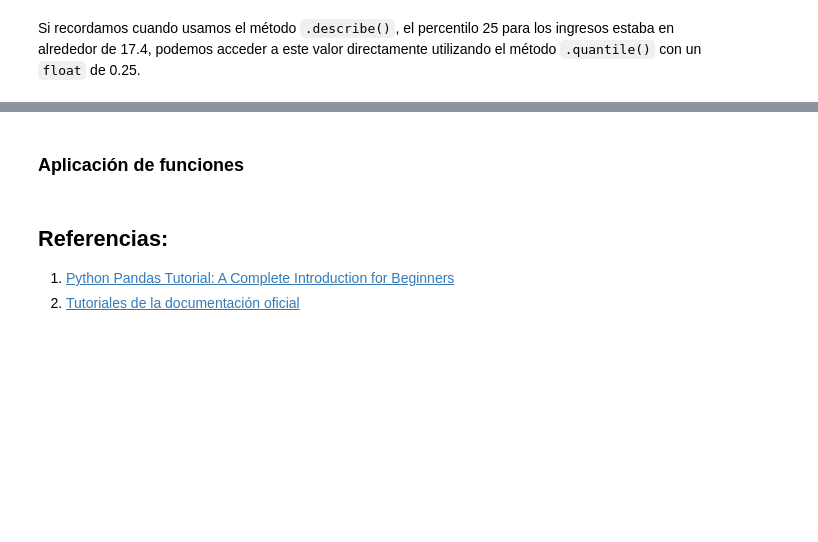
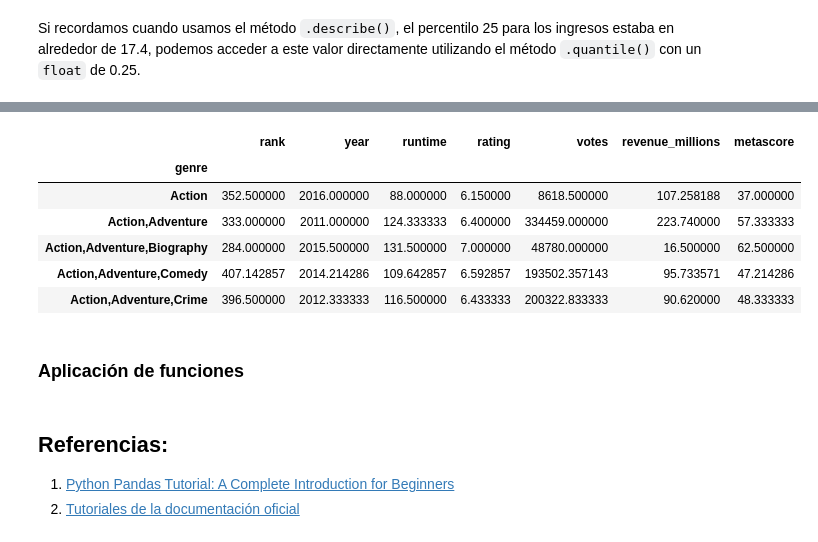
Before and after one commit to manuxch/intro2prog, a Jupyter notebook: pandas/pandas.ipynb, the cells around one changed output, grey strips where cells are left out. Cells and saved outputs as stored; diff of their text form; code cells hidden in the pictures; blank space fills up the shorter version.

```diff
--- a/pandas/pandas.ipynb
+++ b/pandas/pandas.ipynb
@@ -707,3 +721,15 @@ Si recordamos cuando usamos el método `.describe()`, el percentilo 25 para los
+# %%
+grupo_genero = movies_df.groupby(by=['genre'])
+grupo_genero_media = grupo_genero.mean()
+grupo_genero_media.head()
+# %% [output]
+|  | rank | year | runtime | rating | votes | revenue_millions | metascore |
+| genre |  |  |  |  |  |  |  |
+| Action | 352.500000 | 2016.000000 | 88.000000 | 6.150000 | 8618.500000 | 107.258188 | 37.000000 |
+| Action,Adventure | 333.000000 | 2011.000000 | 124.333333 | 6.400000 | 334459.000000 | 223.740000 | 57.333333 |
+| Action,Adventure,Biography | 284.000000 | 2015.500000 | 131.500000 | 7.000000 | 48780.000000 | 16.500000 | 62.500000 |
+| Action,Adventure,Comedy | 407.142857 | 2014.214286 | 109.642857 | 6.592857 | 193502.357143 | 95.733571 | 47.214286 |
+| Action,Adventure,Crime | 396.500000 | 2012.333333 | 116.500000 | 6.433333 | 200322.833333 | 90.620000 | 48.333333 |
 # %% [markdown]
 ### Aplicación de funciones
 # %% [markdown]
```
Also changed, not shown: parts of 8 cells of this notebook.
